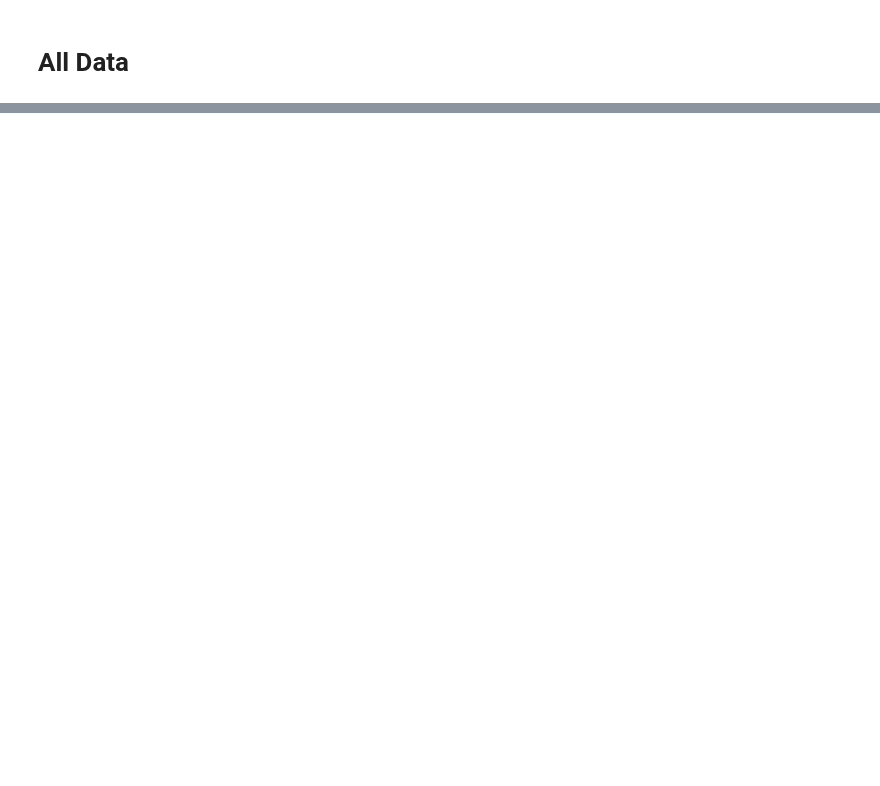
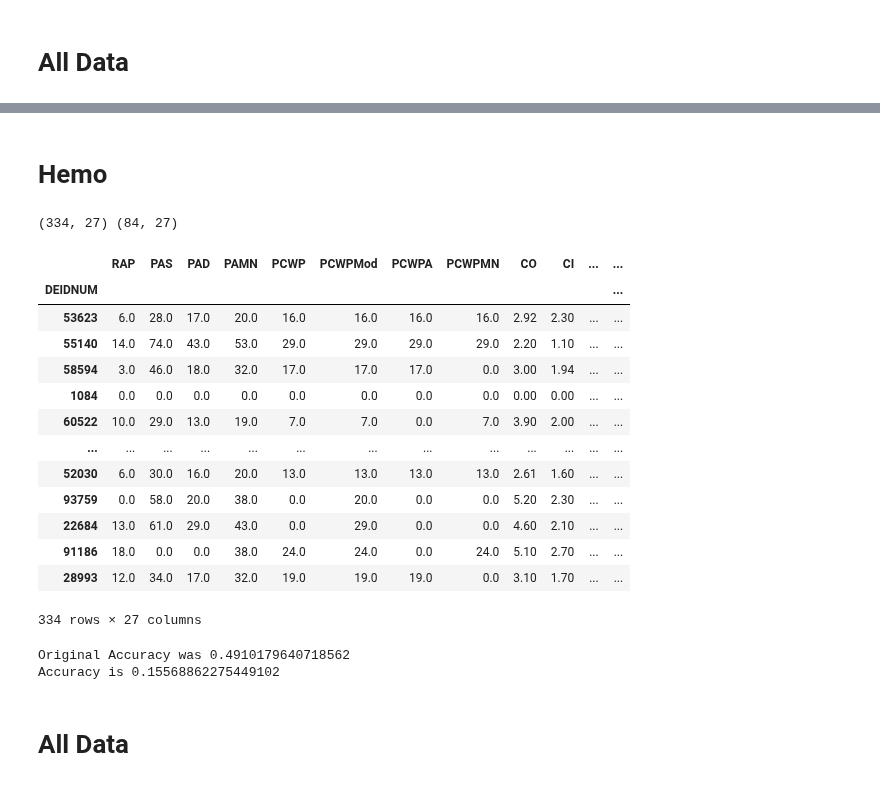
Before and after one commit to jozieLamp/CARNA, a Jupyter notebook: TrainingRiskScores.ipynb, the cells around one changed output, grey strips where cells are left out. Cells and saved outputs as stored; diff of their text form; code cells hidden in the pictures; blank space fills up the shorter version.

Commit message:
Working on param optimization for trainign part

```diff
--- a/TrainingRiskScores.ipynb
+++ b/TrainingRiskScores.ipynb
@@ -94,0 +114,37 @@ xTrain
+# %% [markdown]
+# Hemo
+# %%
+#Load data
+hemoData = pd.read_csv('Data/Preprocessed Data/Cluster_Hemo.csv', index_col='DEIDNUM')
+allScores = hemoData['Score']
+death = hemoData['ScoreDeath']
+rehosp = hemoData['ScoreRehosp']
+readm = hemoData['ScoreReadmission']
+
+# Preprocess and create training and testing sets
+hemo = hemoData.drop('Score', axis=1)
+hemo = hemo.drop('ScoreDeath', axis=1)
+hemo = hemo.drop('ScoreRehosp', axis=1)
+hemo = hemo.drop('ScoreReadmission', axis=1)
+hemo = hemo.replace(np.inf, 0)
+hemo = hemo.fillna(0)
+xTrain, xTest, yTrain, yTest = train_test_split(hemo, allScores, test_size=.2)
+
+print(xTrain.shape, xTest.shape)
+xTrain
+# %% [output]
+(334, 27) (84, 27)
+|  | RAP | PAS | PAD | PAMN | PCWP | PCWPMod | PCWPA | PCWPMN | CO | CI | ... | ... |
+| DEIDNUM |  |  |  |  |  |  |  |  |  |  |  | ... |
+| 53623 | 6.0 | 28.0 | 17.0 | 20.0 | 16.0 | 16.0 | 16.0 | 16.0 | 2.92 | 2.30 | ... | ... |
+| 55140 | 14.0 | 74.0 | 43.0 | 53.0 | 29.0 | 29.0 | 29.0 | 29.0 | 2.20 | 1.10 | ... | ... |
+| 58594 | 3.0 | 46.0 | 18.0 | 32.0 | 17.0 | 17.0 | 17.0 | 0.0 | 3.00 | 1.94 | ... | ... |
+| 1084 | 0.0 | 0.0 | 0.0 | 0.0 | 0.0 | 0.0 | 0.0 | 0.0 | 0.00 | 0.00 | ... | ... |
+| 60522 | 10.0 | 29.0 | 13.0 | 19.0 | 7.0 | 7.0 | 0.0 | 7.0 | 3.90 | 2.00 | ... | ... |
+| ... | ... | ... | ... | ... | ... | ... | ... | ... | ... | ... | ... | ... |
+| 52030 | 6.0 | 30.0 | 16.0 | 20.0 | 13.0 | 13.0 | 13.0 | 13.0 | 2.61 | 1.60 | ... | ... |
+| 93759 | 0.0 | 58.0 | 20.0 | 38.0 | 0.0 | 20.0 | 0.0 | 0.0 | 5.20 | 2.30 | ... | ... |
+| 22684 | 13.0 | 61.0 | 29.0 | 43.0 | 0.0 | 29.0 | 0.0 | 0.0 | 4.60 | 2.10 | ... | ... |
+| 91186 | 18.0 | 0.0 | 0.0 | 38.0 | 24.0 | 24.0 | 0.0 | 24.0 | 5.10 | 2.70 | ... | ... |
+| 28993 | 12.0 | 34.0 | 17.0 | 32.0 | 19.0 | 19.0 | 19.0 | 0.0 | 3.10 | 1.70 | ... | ... |
+334 rows × 27 columns
@@ -94,0 +192,15 @@ xTrain
+# %%
+# Run param optimization
+filename = 'TreeFiles/TreeTraining/treeRandom37'
+
+origacc = float(treeAccDF[treeAccDF['Filename'] == filename + '.dot']['Accuracy'])
+print("Original Accuracy was", origacc)
+
+acc = getParamAccuracy(treeFilename='TreeFiles/TreeTraining/treeRandom37', rootNode='PCWP', xData=xTrain,
+                                             yData=yTrain, paramRanges=paramDict, relops=params.hemoRelopsV1)
+print("Accuracy is", acc)
+# %% [output]
+Original Accuracy was 0.4910179640718562
+Accuracy is 0.15568862275449102
+# %% [markdown]
+# All Data
```
Also changed, not shown: parts of 8 cells of this notebook, 2 other files.
